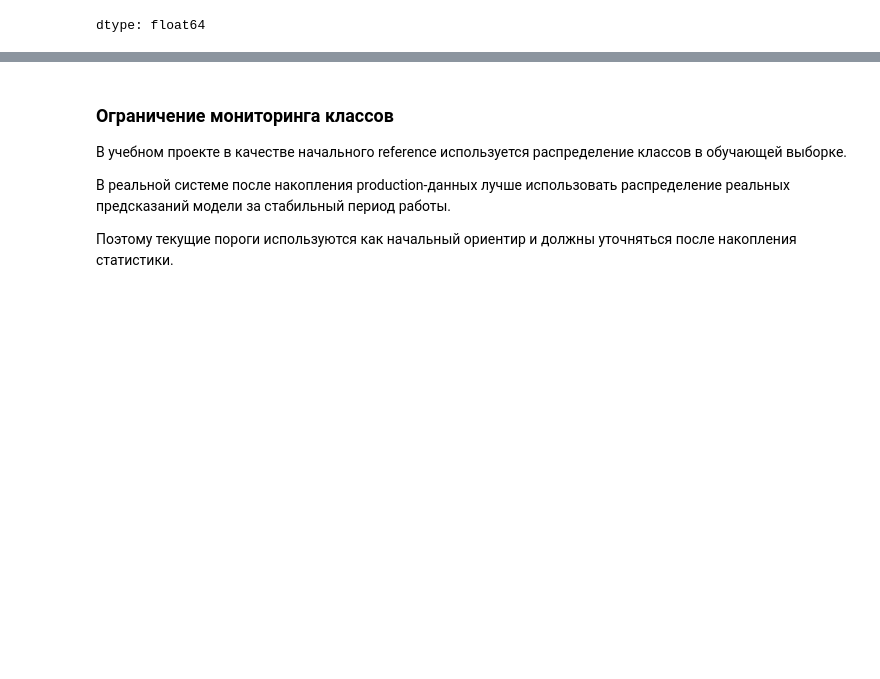
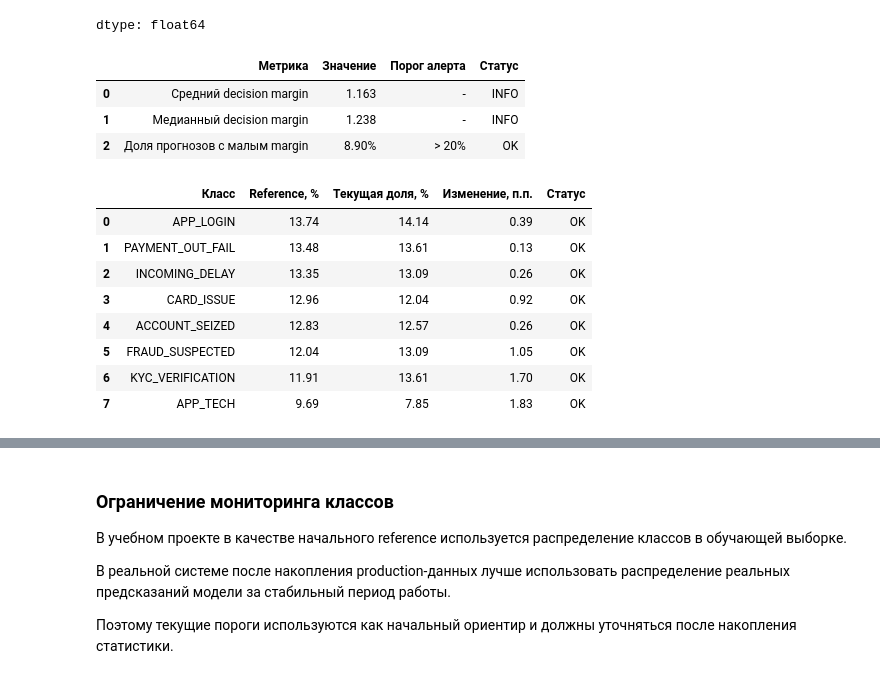
Before and after one commit to yasinnsbts/integ_ai_in_dev_nlp, a Jupyter notebook: 02_monitoring.ipynb, the cells around one changed output, grey strips where cells are left out. Cells and saved outputs as stored; diff of their text form; code cells hidden in the pictures; blank space fills up the shorter version.

Commit message:
Update monitoring for final LinearSVC model

```diff
--- a/02_monitoring.ipynb
+++ b/02_monitoring.ipynb
@@ -476,0 +518,14 @@ check_input_data(drift_df)
+# %%
+import pandas as pd
+import joblib
+import numpy as np
+import sklearn
+
+print('scikit-learn:', sklearn.__version__)
+
+model = joblib.load('bank_classifier.joblib')
+test_df = pd.read_csv('test.csv')
+
+print(type(model))
+print(test_df.shape)
+print(test_df.columns.tolist())
@@ -476,0 +537,13 @@ check_input_data(drift_df)
+# %%
+test_predictions = model.predict(test_df['text'])
+test_scores = model.decision_function(test_df['text'])
+
+sorted_scores = np.sort(test_scores, axis=1)
+
+test_monitoring_df = pd.DataFrame({
+    'text': test_df['text'],
+    'predicted_label': test_predictions,
+    'decision_margin': sorted_scores[:, -1] - sorted_scores[:, -2]
+})
+
+test_monitoring_df.head()
@@ -477,4 +594,6 @@ check_input_data(drift_df)
 # %%
+train_df = pd.read_csv('train.csv')
+
 reference_class_distribution = (
     train_df['label']
     .value_counts(normalize=True)
@@ -564,3 +680,26 @@ def check_model_predictions(
     class_monitoring = pd.DataFrame(class_rows)
 
     return summary, class_monitoring
+# %%
+model_summary, class_monitoring = check_model_predictions(
+    test_monitoring_df
+)
+
+model_summary
+# %% [output]
+|  | Метрика | Значение | Порог алерта | Статус |
+| 0 | Средний decision margin | 1.163 | - | INFO |
+| 1 | Медианный decision margin | 1.238 | - | INFO |
+| 2 | Доля прогнозов с малым margin | 8.90% | > 20% | OK |
+# %%
+class_monitoring
+# %% [output]
+|  | Класс | Reference, % | Текущая доля, % | Изменение, п.п. | Статус |
+| 0 | APP_LOGIN | 13.74 | 14.14 | 0.39 | OK |
+| 1 | PAYMENT_OUT_FAIL | 13.48 | 13.61 | 0.13 | OK |
+| 2 | INCOMING_DELAY | 13.35 | 13.09 | 0.26 | OK |
+| 3 | CARD_ISSUE | 12.96 | 12.04 | 0.92 | OK |
+| 4 | ACCOUNT_SEIZED | 12.83 | 12.57 | 0.26 | OK |
+| 5 | FRAUD_SUSPECTED | 12.04 | 13.09 | 1.05 | OK |
+| 6 | KYC_VERIFICATION | 11.91 | 13.61 | 1.70 | OK |
+| 7 | APP_TECH | 9.69 | 7.85 | 1.83 | OK |
```
Also changed, not shown: parts of 24 cells of this notebook.
